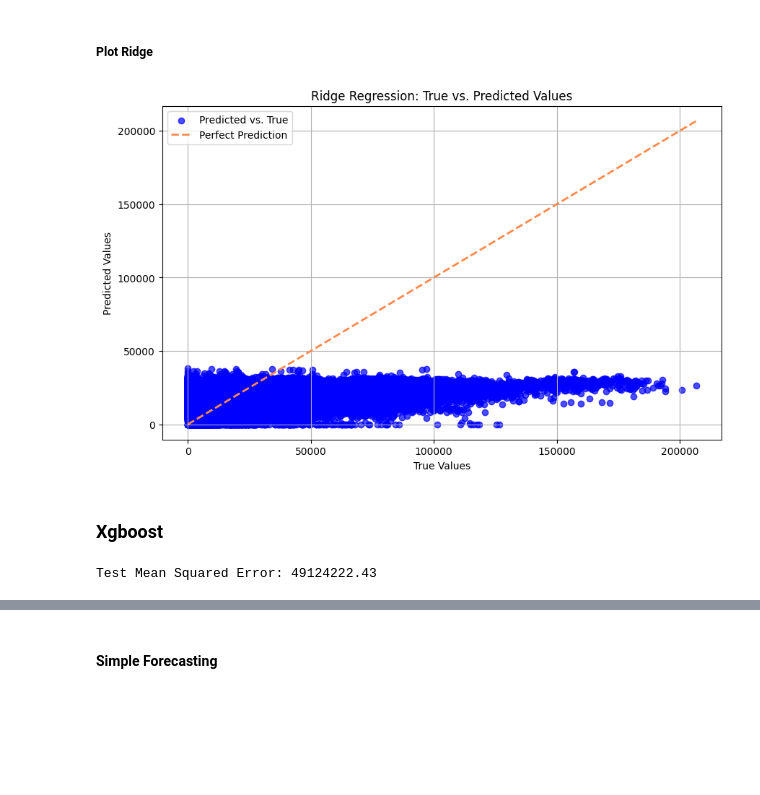
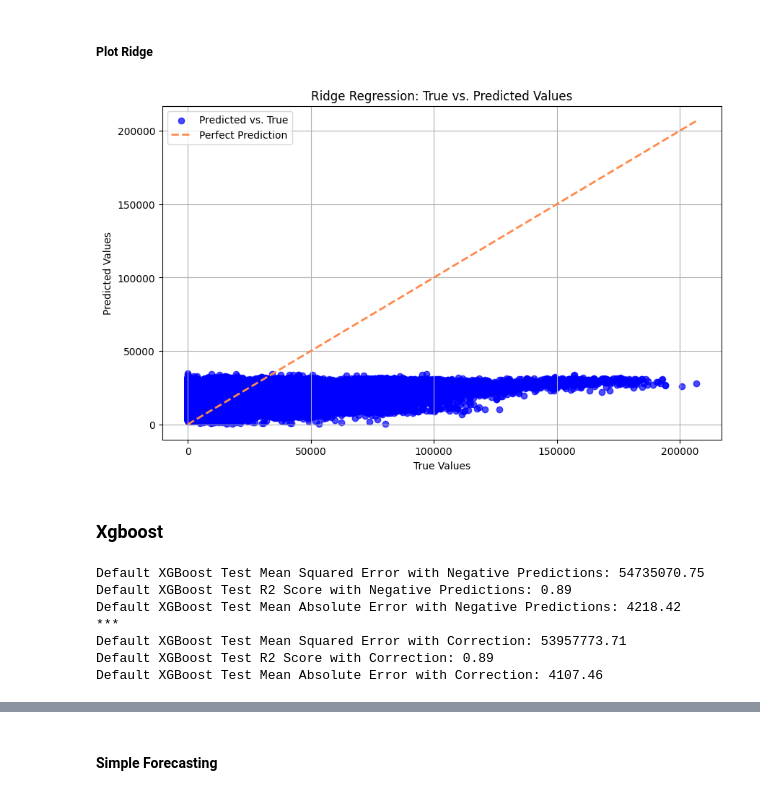
Before and after one commit to SahilBhave/AML-Project, a Jupyter notebook: AML_Group_Project.ipynb, the cells around one changed output, grey strips where cells are left out. Saved outputs shown, nothing was run; the diff lists cells and outputs as text; code cells hidden in the pictures; blank space fills up the shorter version.

```diff
--- a/AML_Group_Project.ipynb
+++ b/AML_Group_Project.ipynb
@@ -838,14 +838,18 @@ df_X = df_X.drop(columns=["Date"])
 ##### Split data
 # %%
 #shuffle will be false because we want this to be time series
-X_train, X_test, y_train, y_test = train_test_split(df_X, df_y, shuffle = False, test_size=0.2, random_state = 42)
-X_train, X_val, y_train, y_val = train_test_split(X_train, y_train, shuffle = False, test_size=0.2, random_state = 42)
+X_dev, X_test, y_dev, y_test = train_test_split(df_X, df_y, shuffle = False, test_size=0.2, random_state = 42)
+X_train, X_val, y_train, y_val = train_test_split(X_dev, y_dev, shuffle = False, test_size=0.2, random_state = 42)
 # %% [markdown]
 ##### Standard Scaler
 # %%
 selected_features = ["Fuel_Price", "MarkDown1", "MarkDown2", "MarkDown3", "MarkDown4", "MarkDown5", "Store_Size"]
 scaler = StandardScaler()
+dev_scaler = StandardScaler()
 
 X_train[selected_features] = scaler.fit_transform(X_train[selected_features])
 X_val[selected_features] = scaler.transform(X_val[selected_features])
 X_test[selected_features] = scaler.transform(X_test[selected_features])
+
+#using separate scaler to prevent data leakage
+X_dev[selected_features] = dev_scaler.fit_transform(X_dev[selected_features])
@@ -871,15 +885,37 @@ for alpha in alphas:
     if val_error < best_val_error:
         best_val_error = val_error
         best_alpha = alpha
-        best_model = current_model
+        #best_model = current_model
 
+#now use whole development DS to train
+best_model = Ridge(alpha=best_alpha)
+best_model.fit(X_dev, y_dev)
 y_test_pred = best_model.predict(X_test)
-y_test_pred = np.maximum(y_test_pred, 0)
 
-test_error = mean_squared_error(y_test, y_test_pred)
+
+#test_error = mean_squared_error(y_test, y_test_pred)
 
 # Report the results
 print(f"Best Alpha for Ridge Regression: {best_alpha:.4f}")
-print(f"Test Mean Squared Error: {test_error:.2f}")
+
+
+test_mse_error_rr = mean_squared_error(y_test, y_test_pred)
+r2_score_rr = r2_score(y_test, y_test_pred)
+mae_rr = mean_absolute_error(y_test, y_test_pred)
+
+print(f"Hyperparameter-Tuned Ridge Regression Test Mean Squared Error with Negative Predictions: {test_mse_error_rr:.2f}")
+print(f"Hyperparameter-Tuned Ridge Regression Test R2 Score with Negative Predictions: {r2_score_rr:.2f}")
+print(f"Hyperparameter-Tuned Ridge Regression Test Mean Absolute Error with Negative Predictions: {mae_rr:.2f}")
+
+y_test_pred_corrected = np.maximum(y_test_pred, 0) # can't have negative sales
+
+test_mse_error_rr_c = mean_squared_error(y_test, y_test_pred_corrected)
+r2_score_rr_c = r2_score(y_test, y_test_pred_corrected )
+mae_rr_c = mean_absolute_error(y_test, y_test_pred_corrected)
+print("***")
+print(f"Hyperparameter-Tuned Ridge Regression Test Mean Squared Error with Correction: {test_mse_error_rr_c:.2f}")
+print(f"Hyperparameter-Tuned Ridge Regression Test R2 Score with Correction: {r2_score_rr_c:.2f}")
+print(f"Hyperparameter-Tuned Ridge Regression Test Mean Absolute Error with Correction: {mae_rr_c:.2f}")
+#print(f"Default Random Forest Regressor Test Mean Absolute Percentage Error: {mape_defaultrf:.2f}")
 # %% [output]
 Best Alpha for Ridge Regression: 10000.0000
@@ -888,28 +930,48 @@ Test Mean Squared Error: 451661443.23
 ##### Plot Ridge
 # %%
 plt.figure(figsize=(10, 6))
-plt.scatter(y_test, y_test_pred, color='blue', label='Predicted vs. True', alpha=0.7)
+plt.scatter(y_test, y_test_pred_corrected, color='blue', label='Predicted vs. True', alpha=0.7)
 plt.plot([y_test.min(), y_test.max()], [y_test.min(), y_test.max()], color='#ff894b', linestyle='--', linewidth=2, label='Perfect Prediction')
 plt.xlabel('True Values')
 plt.ylabel('Predicted Values')
 plt.title('Ridge Regression: True vs. Predicted Values')
 plt.legend()
 plt.grid()
 plt.show()
 # %% [output]
-[figure, old version]
+[figure, new version]
 # %% [markdown]
 ### Xgboost
 # %%
 xgb_model = XGBRegressor()
 
-xgb_model.fit(X_train, y_train)
+xgb_model.fit(X_dev, y_dev)
 
 y_test_pred = xgb_model.predict(X_test)
-y_test_pred = np.maximum(y_test_pred, 0)
 
-test_error = mean_squared_error(y_test, y_test_pred)
+test_mse_error_dxgb = mean_squared_error(y_test, y_test_pred)
+r2_score_dxgb = r2_score(y_test, y_test_pred)
+mae_dxgb = mean_absolute_error(y_test, y_test_pred)
 
-print(f"Test Mean Squared Error: {test_error:.2f}")
+print(f"Default XGBoost Test Mean Squared Error with Negative Predictions: {test_mse_error_dxgb:.2f}")
+print(f"Default XGBoost Test R2 Score with Negative Predictions: {r2_score_dxgb:.2f}")
+print(f"Default XGBoost Test Mean Absolute Error with Negative Predictions: {mae_dxgb:.2f}")
+
+y_test_pred_corrected = np.maximum(y_test_pred, 0) # can't have negative sales
+
+test_mse_error_dxgb_c= mean_squared_error(y_test, y_test_pred_corrected)
+r2_score_dxgb_c = r2_score(y_test, y_test_pred_corrected )
+mae_dxgb_c = mean_absolute_error(y_test, y_test_pred_corrected)
+print("***")
+print(f"Default XGBoost Test Mean Squared Error with Correction: {test_mse_error_dxgb_c:.2f}")
+print(f"Default XGBoost Test R2 Score with Correction: {r2_score_dxgb_c:.2f}")
+print(f"Default XGBoost Test Mean Absolute Error with Correction: {mae_dxgb_c:.2f}")
+#print(f"Default Random Forest Regressor Test Mean Absolute Percentage Error: {mape_defaultrf:.2f}")
 # %% [output]
-Test Mean Squared Error: 49124222.43
+Default XGBoost Test Mean Squared Error with Negative Predictions: 54735070.75
+Default XGBoost Test R2 Score with Negative Predictions: 0.89
+Default XGBoost Test Mean Absolute Error with Negative Predictions: 4218.42
+***
+Default XGBoost Test Mean Squared Error with Correction: 53957773.71
+Default XGBoost Test R2 Score with Correction: 0.89
+Default XGBoost Test Mean Absolute Error with Correction: 4107.46
```
Also changed, not shown: parts of 25 cells of this notebook.
